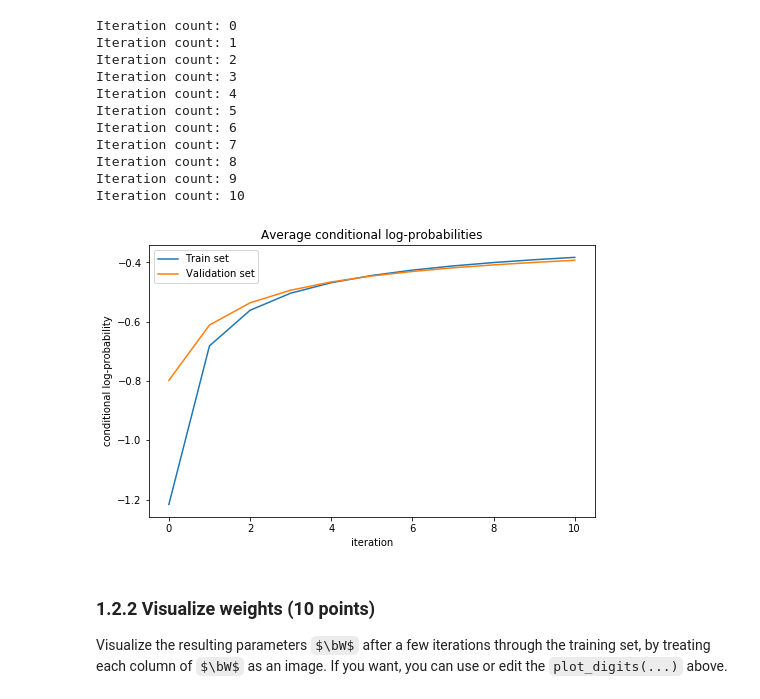
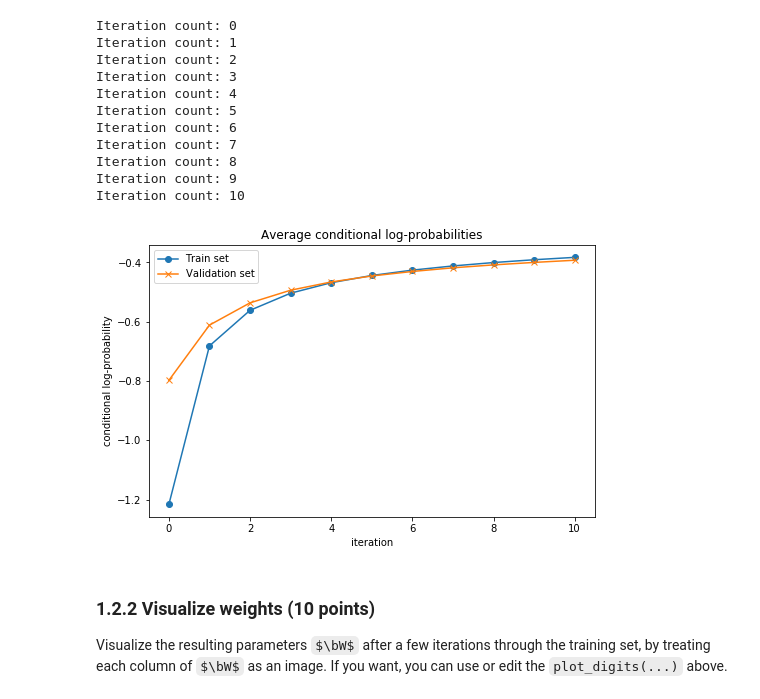
Before and after one commit to Curlykonda/machine-learning-1, a Jupyter notebook: lab2/12305782_12307912_lab2.ipynb, the cells around one changed output. Cells and saved outputs as stored; diff of their text form; code cells hidden in the pictures; some formulas as TeX source.

```diff
--- a/lab2/12305782_12307912_lab2.ipynb
+++ b/lab2/12305782_12307912_lab2.ipynb
@@ -630,16 +634,17 @@ Iteration count: 10
 # %%
 avg_train_log_p, avg_valid_log_p = stats.get_avgs()
 
 plt.figure(figsize=(8, 5))
 plt.title('Average conditional log-probabilities')
 plt.xlabel('iteration')
 plt.ylabel('conditional log-probability')
-plt.plot(avg_train_log_p, label='Train set')
-plt.plot(avg_valid_log_p, label='Validation set')
+plt.plot(avg_train_log_p, '-o', label='Train set')
+plt.plot(avg_valid_log_p, '-x',label='Validation set')
 plt.legend()
 plt.show()
+#log prob should get closer to zero as the certainty for classification grows -> log(1) = 0, 100% sure that image is class k
 # %% [output]
-[figure, old version]
+[figure, new version]
 # %%
 # Hidden tests for efficiency
 # %% [markdown]
```
Also changed, not shown: parts of 13 cells of this notebook.
